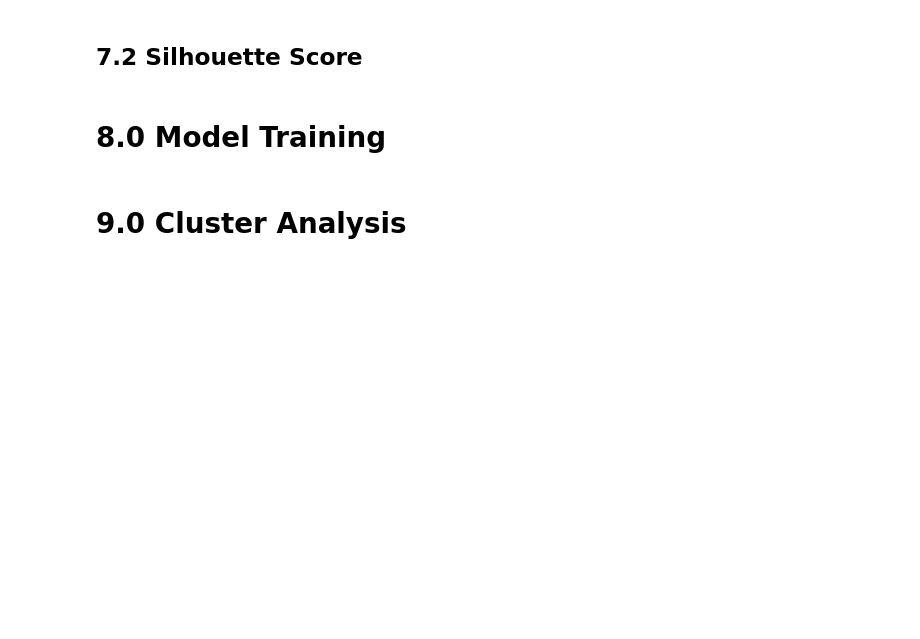
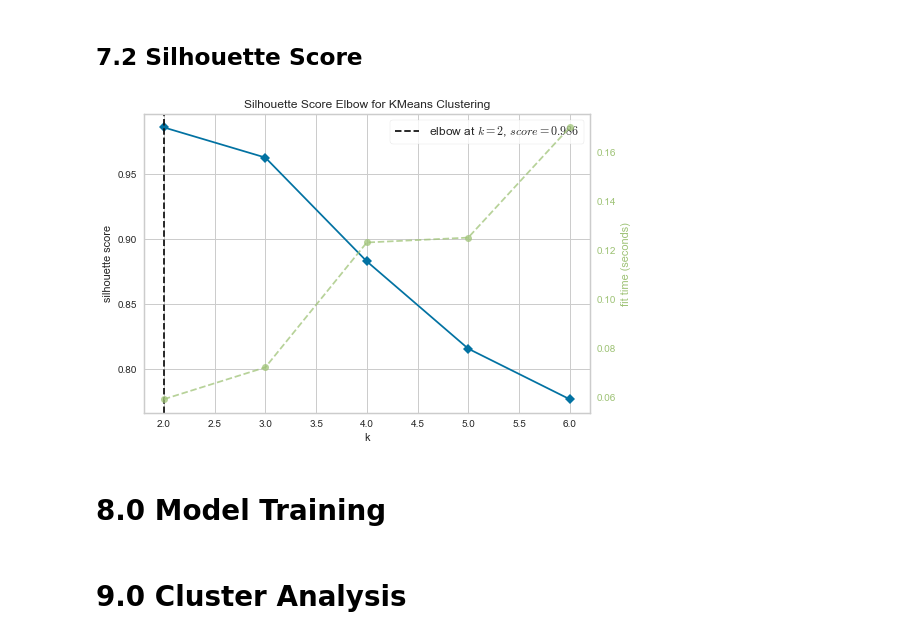
Before and after one commit to Leonardodsch/insiders-clustering, a Jupyter notebook: c00_insiders_clustering.ipynb, the cells around one changed output. Saved outputs shown, nothing was run; the diff lists cells and outputs as text; code cells hidden in the pictures; blank space fills up the shorter version.

Commit message:
metrics

```diff
--- a/c00_insiders_clustering.ipynb
+++ b/c00_insiders_clustering.ipynb
@@ -283,9 +277,11 @@ kmeans.show()
 # %% [markdown]
 ## 7.2 Silhouette Score
 # %%
-kmeans = KElbowVisualizer(c.Kmeans(), k=clusters, metric='silhouette', timing=False)
+kmeans = KElbowVisualizer(c.KMeans(), k=clusters, metric='silhouette', timing=False)
 kmeans.fit(X)
-kmeans.show()
+kmeans.show();
+# %% [output]
+[figure, added]
 # %% [markdown]
 # 8.0 Model Training
 # %% [markdown]
```
Also changed, not shown: parts of 4 cells of this notebook.
